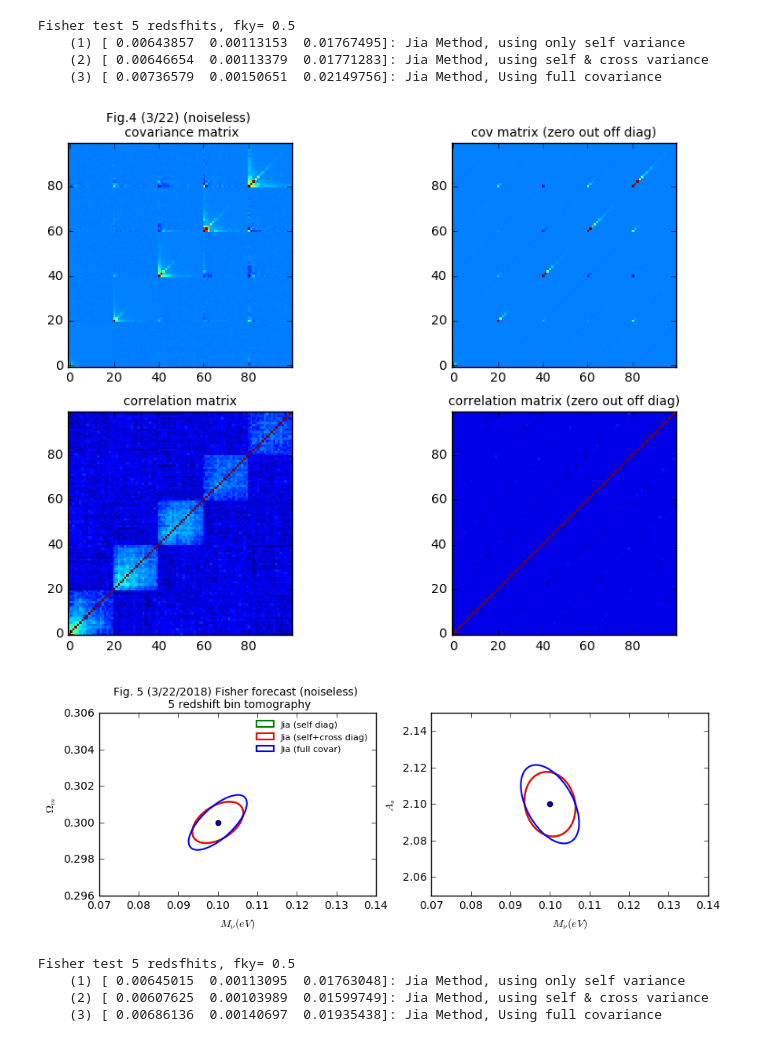
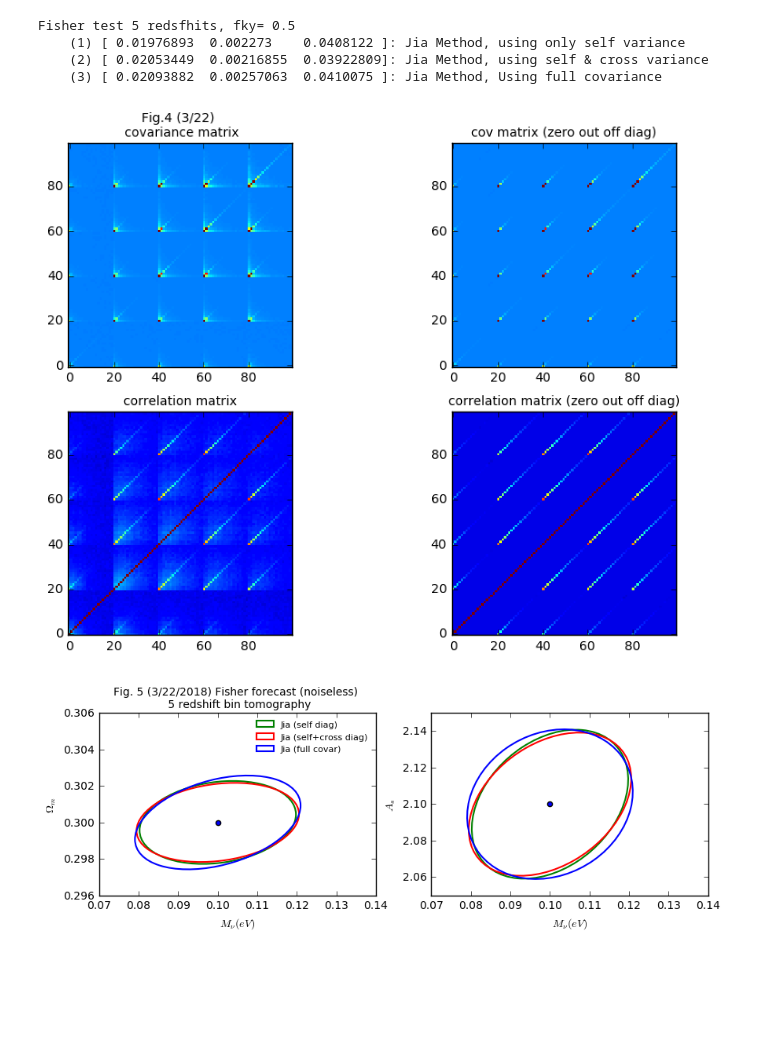
Before and after one commit to liuxx479/fisher, a Jupyter notebook: fisher_mat.ipynb, the cells around one changed output. Saved outputs shown, nothing was run; the diff lists cells and outputs as text; code cells hidden in the pictures; blank space fills up the shorter version.

Commit message:
update fisher matrix using correct noisy power spectrum

```diff
--- a/fisher_mat.ipynb
+++ b/fisher_mat.ipynb
@@ -42,5 +41,5 @@ ps_fidu_uncorr = array([load('ps_noisy_mat/cov/ALL_galXgal_%.1f_%.1f.npy'
 # %%
-params = genfromtxt('cosmo_params_all.txt',usecols=[2,3,4,5])[fn_all!=bad_fn] #M_nu Omega_m 10^9*A_s sigma_8
+params = genfromtxt('cosmo_params_all.txt',usecols=[2,3,4,5]) #M_nu Omega_m 10^9*A_s sigma_8
 # %%
 ell_edges = linspace(100,3000,21)
 ell_fidu = WLanalysis.edge2center(ell_edges)
@@ -104,8 +103,3 @@ print iCl.shape, iCov.shape, ps_arr.shape, ps_fidu.shape
 # %%
-ngal_arr = array([8.83154075745,13.2459963296,11.1471697714,7.3641882868,4.26106360488])
-Clnn =  array([0.35**2 / ngal / 1.18e7 for ngal in ngal_arr])
+ngal_arr = np.array([8.83, 13.25, 11.15, 7.36, 4.26])
+Clnn =  array([0.3**2 / ngal / 1.18e7 for ngal in ngal_arr])
-# %%
-for i in range(5):
-    loglog(ell_fidu, mean(ps_arr[i],axis=0),label='z=%.1f'%(z_source[i]))
-legend()
-show()
@@ -113,0 +106,20 @@ show()
+# %%
+f, (ax1,ax2) = subplots(1,2, figsize=(8,4))
+seed(45)
+for i in range(5):
+    icolor=rand(3)
+    ax1.plot(ell_fidu, ps_arr[i,0], color=icolor,label='z=%.1f'%(z_source[i]))
+    ax1.plot(ell_fidu, Clnn[i]*ones(len(ell_fidu)),'--', color=icolor)
+    ax2.plot(ell_fidu, mean(ps_fidu[i],axis=0), color=icolor, label='z=%.1f'%(z_source[i]))
+    ax2.plot(ell_fidu, ps_arr[i,0]+Clnn[i], '--', color=icolor, label='z=%.1f'%(z_source[i]))
+ax1.legend(fontsize=10, frameon=0,loc=0)
+ax1.set_title('Fig.2(3/26) Noiseless power spec')
+ax2.set_title('Noisy power spec\n Dashed: Clkk_noiseless+Clnn')
+ax1.set_yscale('log')
+ax2.set_yscale('log')
+ax1.set_xlabel('ell')
+ax2.set_xlabel('ell')
+ax1.set_ylabel('Clkk')
+ax1.set_ylim(1e-11, 1e-7)
+ax2.set_ylim(1e-11, 1e-7)
+show()
@@ -143,7 +160,7 @@ Nl = 20
 ifig=4
 dd5_arr = [dcldmnu_jia, dcldom_jia, dcldAs_jia]
 
-for ips in [ps_fidu_uncorr, ps_fidu,]:
+for ips in [ps_fidu,]:
     Nr = ips.shape[1] # number of realizations
     Cl5 = ps_arr
     Cl5f = Cl5.flatten()
@@ -194,7 +211,7 @@ for ips in [ps_fidu_uncorr, ps_fidu,]:
     f, ((ax1,ax2),(ax1b,ax2b))=subplots(2,2,figsize=(10,7))
     istd=std(Cov5)
     ax1.imshow(Cov5,origin='lower', vmin=-istd, vmax=3*istd, interpolation='nearest')
-    ax1.set_title('Fig.%i (3/22) (noiseless) \n covariance matrix'%(ifig), fontsize=10)
+    ax1.set_title('Fig.%i (3/22) \n covariance matrix'%(ifig), fontsize=10)
     ax2.imshow(Cov5_diag,origin='lower', vmin=-istd, vmax=3*istd, interpolation='nearest')
     ax2.set_title('cov matrix (zero out off diag)', fontsize=10)
 
@@ -205,39 +222,35 @@ for ips in [ps_fidu_uncorr, ps_fidu,]:
     show()
 
     ##############
     f, (ax1,ax2) = subplots(1,2,figsize=(10,3))
     ax1.scatter(0.1, 0.3)
     ax2.scatter(0.1, 2.1)
 
     jjj=0
     labels=['Jia (self diag)', 'Jia (self+cross diag)', 'Jia (full covar)']
     for iF in Flist5:
         icolor=['g','r','b','orange','purple','k'][jjj]
         ilabel=labels[jjj]
         plotEllipse([0.1, 0.3], mat(iF).I[[0,1],:][:,[0,1]] ,icolor,'solid',ilabel,ax1)
         plotEllipse([0.1, 2.1], mat(iF).I[[0,2],:][:,[0,2]] ,icolor,'solid',ilabel,ax2)
         jjj+=1
     ax1.set_xlim(0.07,0.14)
     ax1.set_ylim(0.296,0.306)
     ax2.set_xlim(0.07,0.14)
     ax2.set_ylim(2.05,2.15)
     ax1.set_xlabel(r'$M_\nu(eV)$')
     ax1.set_ylabel(r'$\Omega_m$')
     ax2.set_xlabel(r'$M_\nu(eV)$')
     ax2.set_ylabel(r'$A_s$')
     ax1.legend(fontsize=8,frameon=0,ncol=1)
     ax1.set_title('Fig. %i (3/22/2018) Fisher forecast (noiseless) \n 5 redshift bin tomography'%(ifig+1),fontsize=10)
     show()
 
     ifig+=2
 # %% [output]
 Fisher test 5 redsfhits, fky= 0.5
-    (1) [ 0.00643857  0.00113153  0.01767495]: Jia Method, using only self variance
-    (2) [ 0.00646654  0.00113379  0.01771283]: Jia Method, using self & cross variance
-    (3) [ 0.00736579  0.00150651  0.02149756]: Jia Method, Using full covariance
+    (1) [ 0.01976893  0.002273    0.0408122 ]: Jia Method, using only self variance
+    (2) [ 0.02053449  0.00216855  0.03922809]: Jia Method, using self & cross variance
+    (3) [ 0.02093882  0.00257063  0.0410075 ]: Jia Method, Using full covariance
-[figure, old version]
+[figure, new version]
-[figure, old version]
+[figure, new version]
-Fisher test 5 redsfhits, fky= 0.5
-    (1) [ 0.00645015  0.00113095  0.01763048]: Jia Method, using only self variance
-    (2) [ 0.00607625  0.00103989  0.01599749]: Jia Method, using self & cross variance
-    (3) [ 0.00686136  0.00140697  0.01935438]: Jia Method, Using full covariance
```
Also changed, not shown: parts of 11 cells of this notebook.
